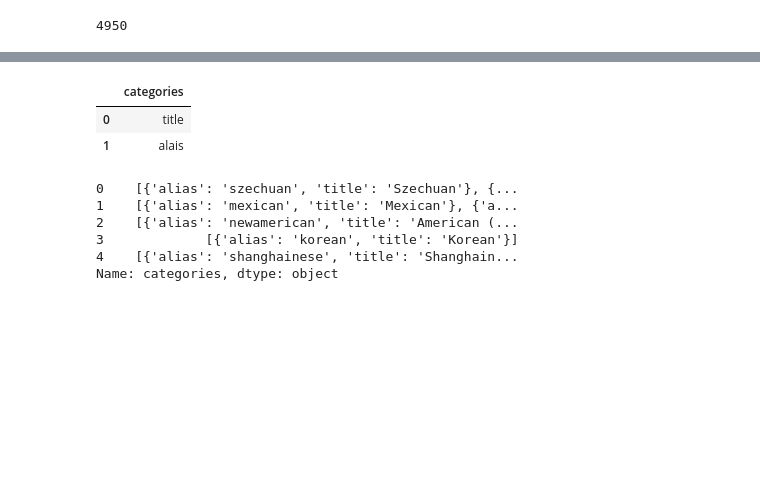
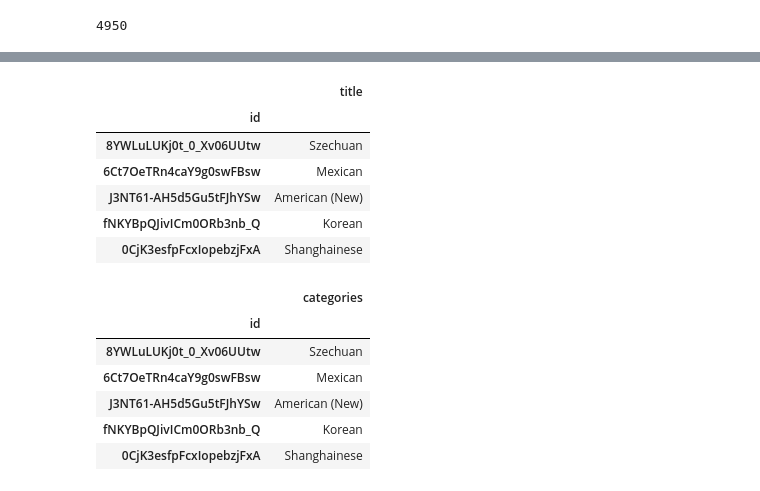
Before and after one commit to erikajwolf/Yelp_Metro_US_Analysis, a Jupyter notebook: yelp_cleaning_data.ipynb, the cells around one changed output, grey strips where cells are left out. Drawn from its saved outputs; the diff is of its cells as text; code cells hidden in the pictures; blank space fills up the shorter version.

```diff
--- a/yelp_cleaning_data.ipynb
+++ b/yelp_cleaning_data.ipynb
@@ -124,7 +107,3 @@ yelp_raw_data
 # %%
-#list all the columns in the table
-columns_list = ['categories']
-for x in list(yelp_data_df.columns):
-    if x.find('title')!=-1:
-        columns_list.append(x)
-columns_list
+categories_df = yelp_panda_data_by_zip.set_index(["id"])["categories"]
+categories_df
@@ -131,5 +124,4 @@ columns_list
 # %%
-
-# columns = inspector.get_columns(yelp_data_df)
-# for column in columns:
-#     print(column)
+# creating dataframe for categories_df for parsing out dictionary
+categories_df = pd.DataFrame(categories_df)
+categories_df
@@ -136,9 +143,15 @@ columns_list
 # %%
-# # initializing dictionary
-# categories_dict = {'categories':('title','alais')}
-# df = pd.DataFrame(categories_dict)
-# df
+#renaming to categories after dropping other categories columns since we will only look at the first column
+categories_update = pd.DataFrame(categories_df["categories"].apply(pd.Series)[0])
+categories_update = categories_update.rename(columns={0:"categories"})
+# pull out only title in the cateogories and drop the alias
+categories_update = pd.DataFrame(categories_update["categories"].apply(pd.Series)["title"])
+categories_update.head()
 # %% [output]
-|  | categories |
-| 0 | title |
-| 1 | alais |
+|  | title |
+| id |  |
+| 8YWLuLUKj0t_0_Xv06UUtw | Szechuan |
+| 6Ct7OeTRn4caY9g0swFBsw | Mexican |
+| J3NT61-AH5d5Gu5tFJhYSw | American (New) |
+| fNKYBpQJivICm0ORb3nb_Q | Korean |
+| 0CjK3esfpFcxIopebzjFxA | Shanghainese |
@@ -151,10 +158,13 @@ columns_list
 # %%
-yelp_data_df["categories"].head()
+# Final categories DF with id set as index
+categories_update1 = categories_update.rename(columns={"title":"categories"})
+categories_update1.head()
 # %% [output]
-0    [{'alias': 'szechuan', 'title': 'Szechuan'}, {...
-1    [{'alias': 'mexican', 'title': 'Mexican'}, {'a...
-2    [{'alias': 'newamerican', 'title': 'American (...
-3             [{'alias': 'korean', 'title': 'Korean'}]
-4    [{'alias': 'shanghainese', 'title': 'Shanghain...
-Name: categories, dtype: object
+|  | categories |
+| id |  |
+| 8YWLuLUKj0t_0_Xv06UUtw | Szechuan |
+| 6Ct7OeTRn4caY9g0swFBsw | Mexican |
+| J3NT61-AH5d5Gu5tFJhYSw | American (New) |
+| fNKYBpQJivICm0ORb3nb_Q | Korean |
+| 0CjK3esfpFcxIopebzjFxA | Shanghainese |
 # %%
```
Also changed, not shown: parts of 16 cells of this notebook.
